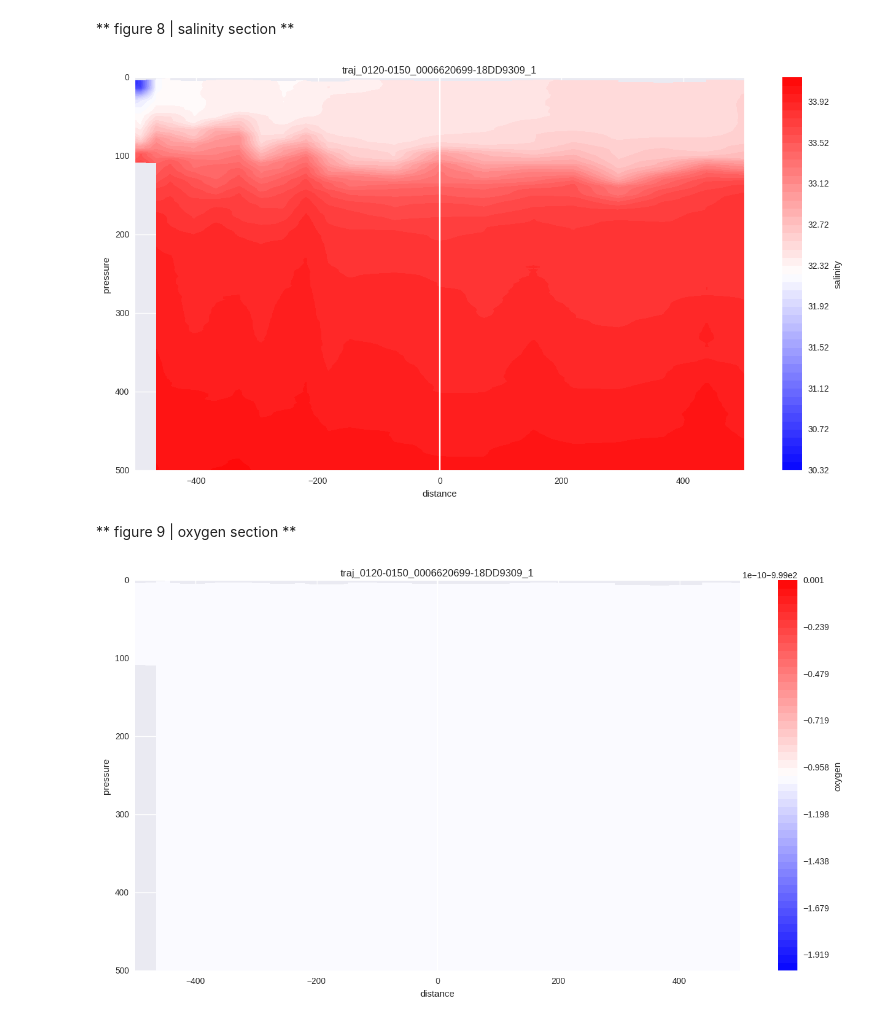
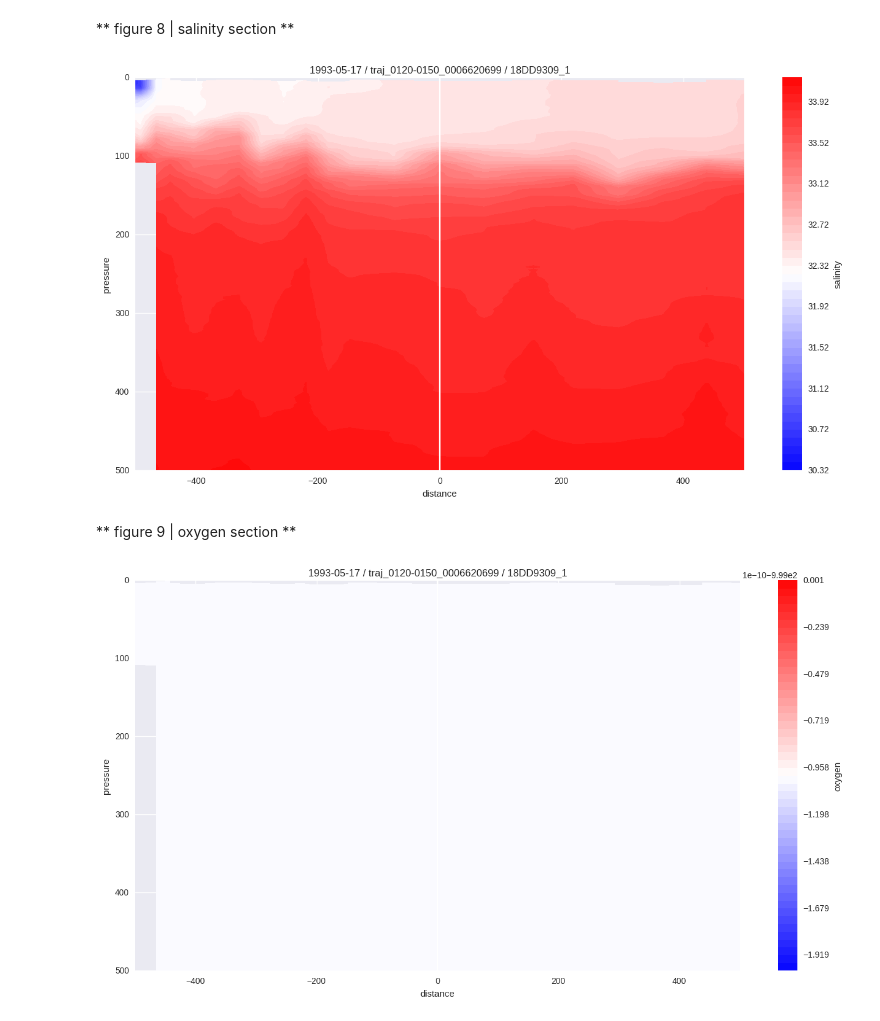
Before and after one commit to eapsclimate/cchdo-data, a Jupyter notebook: rcs-eddies/1993-05-17-traj_0120-0150_0006620699-18DD9309_1.ipynb, the cells around one changed output. Cells and saved outputs as stored; diff of their text form; code cells hidden in the pictures.

```diff
--- a/rcs-eddies/1993-05-17-traj_0120-0150_0006620699-18DD9309_1.ipynb
+++ b/rcs-eddies/1993-05-17-traj_0120-0150_0006620699-18DD9309_1.ipynb
@@ -305,18 +305,18 @@ plt.show()
 # %%
 sns.set()
 plt.rcParams['figure.figsize'] = (16, 8)
 image = ds_dis_subset.salinity_i.T.plot.contourf(cmap='bwr', levels=50)
 image.colorbar.set_label('salinity')
-plt.title(eddy_code + '-' + expo_code)
+plt.title(title_figure)
 plt.xlabel('distance')
 plt.xlim([-500, 500])
 plt.ylabel('pressure')
 plt.ylim([500, 0])
 plt.axvline(0, color='#ffffff')
 plt.savefig('figures/figure-8/' + title_file)
 plt.show()
 # %% [output]
-[figure, old version]
+[figure, new version]
 # %% [markdown]
 ** figure 9 | oxygen section **
 # %%
@@ -324,7 +324,7 @@ sns.set()
 plt.rcParams['figure.figsize'] = (16, 8)
 image = ds_dis_subset.oxygen_i.T.plot.contourf(cmap='bwr', levels=50)
 image.colorbar.set_label('oxygen')
-plt.title(eddy_code + '-' + expo_code)
+plt.title(title_figure)
 plt.xlabel('distance')
 plt.xlim([-500, 500])
 plt.ylabel('pressure')
@@ -333,4 +333,4 @@ plt.axvline(0, color='#ffffff')
 plt.savefig('figures/figure-9/' + title_file)
 plt.show()
 # %% [output]
-[figure, old version]
+[figure, new version]
```
Also changed, not shown: 11 other files.
